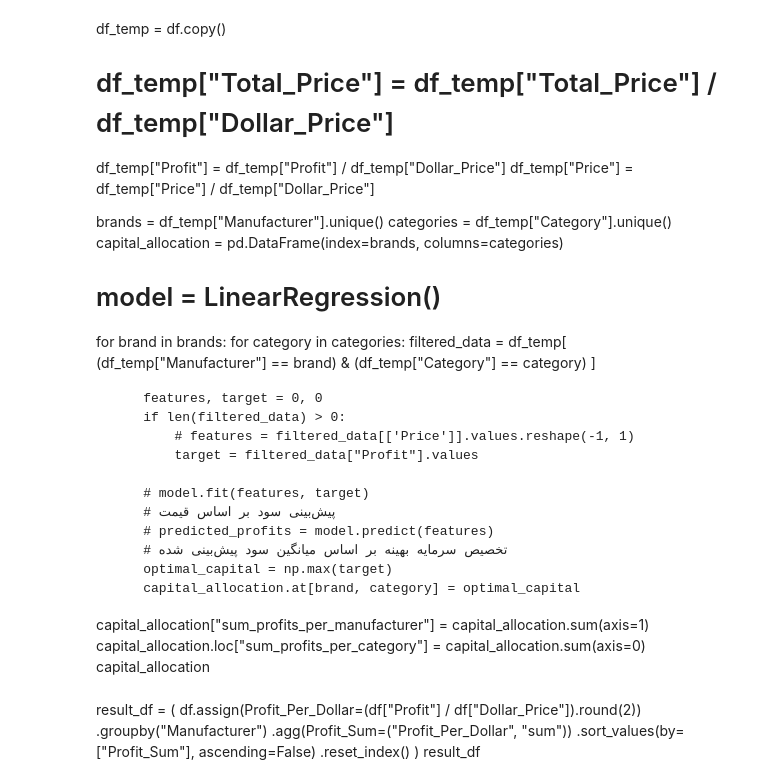
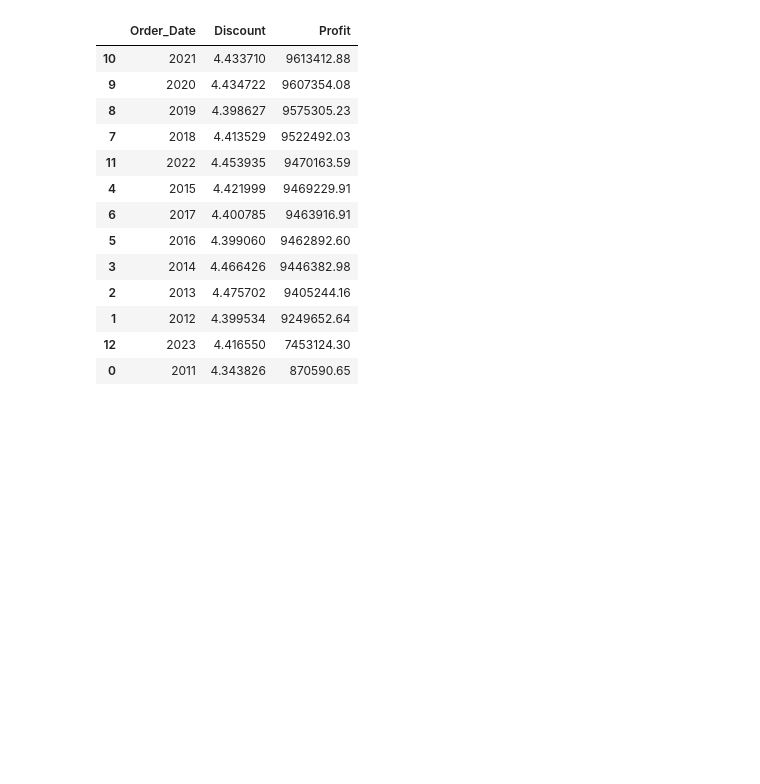
Before and after one commit to amiralira/G6_project2, a Jupyter notebook: Answers/requests.ipynb, the cells around one changed output. Cells and saved outputs as stored; diff of their text form; code cells hidden in the pictures; blank space fills up the shorter version.

```diff
--- a/Answers/requests.ipynb
+++ b/Answers/requests.ipynb
@@ -219,41 +262,37 @@ df_temp
-# %% [markdown]
-df_temp = df.copy()
-# df_temp["Total_Price"] = df_temp["Total_Price"] / df_temp["Dollar_Price"]
-df_temp["Profit"] = df_temp["Profit"] / df_temp["Dollar_Price"]
-df_temp["Price"] = df_temp["Price"] / df_temp["Dollar_Price"]
-
-brands = df_temp["Manufacturer"].unique()
-categories = df_temp["Category"].unique()
-capital_allocation = pd.DataFrame(index=brands, columns=categories)
-# model = LinearRegression()
-
-for brand in brands:
-    for category in categories:
-        filtered_data = df_temp[
-            (df_temp["Manufacturer"] == brand) & (df_temp["Category"] == category)
-        ]
-
-        features, target = 0, 0
-        if len(filtered_data) > 0:
-            # features = filtered_data[['Price']].values.reshape(-1, 1)
-            target = filtered_data["Profit"].values
-
-        # model.fit(features, target)
-        # پیش‌بینی سود بر اساس قیمت
-        # predicted_profits = model.predict(features)
-        # تخصیص سرمایه بهینه بر اساس میانگین سود پیش‌بینی شده
-        optimal_capital = np.max(target)
-        capital_allocation.at[brand, category] = optimal_capital
-
-capital_allocation["sum_profits_per_manufacturer"] = capital_allocation.sum(axis=1)
-capital_allocation.loc["sum_profits_per_category"] = capital_allocation.sum(axis=0)
-capital_allocation
-# %% [markdown]
-result_df = (
-    df.assign(Profit_Per_Dollar=(df["Profit"] / df["Dollar_Price"]).round(2))
-    .groupby("Manufacturer")
-    .agg(Profit_Sum=("Profit_Per_Dollar", "sum"))
-    .sort_values(by=["Profit_Sum"], ascending=False)
-    .reset_index()
-)
-result_df
+# %%
+df_temp = df[df["Discount"] != 0].copy()
+df_temp["Discount"] = df_temp["Discount"] * df_temp["Quantity"]
+result = (
+    df_temp.groupby(df_temp["Order_Date"].dt.year)
+    .agg({"Discount": "mean"})
+    .reset_index()
+)
+df_temp = df.copy()
+df_temp["Profit"] = (df_temp["Profit"] / df_temp["Dollar_Price"]).round(2)
+result2 = (
+    df_temp.groupby(df_temp["Order_Date"].dt.year).agg({"Profit": "sum"}).reset_index()
+)
+df_temp = pd.merge(
+    result,
+    result2,
+    how="left",
+    left_on="Order_Date",
+    right_on="Order_Date",
+)
+df_temp = df_temp.sort_values(by=["Profit"], ascending=False)
+df_temp
+# %% [output]
+|  | Order_Date | Discount | Profit |
+| 10 | 2021 | 4.433710 | 9613412.88 |
+| 9 | 2020 | 4.434722 | 9607354.08 |
+| 8 | 2019 | 4.398627 | 9575305.23 |
+| 7 | 2018 | 4.413529 | 9522492.03 |
+| 11 | 2022 | 4.453935 | 9470163.59 |
+| 4 | 2015 | 4.421999 | 9469229.91 |
+| 6 | 2017 | 4.400785 | 9463916.91 |
+| 5 | 2016 | 4.399060 | 9462892.60 |
+| 3 | 2014 | 4.466426 | 9446382.98 |
+| 2 | 2013 | 4.475702 | 9405244.16 |
+| 1 | 2012 | 4.399534 | 9249652.64 |
+| 12 | 2023 | 4.416550 | 7453124.30 |
+| 0 | 2011 | 4.343826 | 870590.65 |
```
Also changed, not shown: parts of 21 cells of this notebook.
